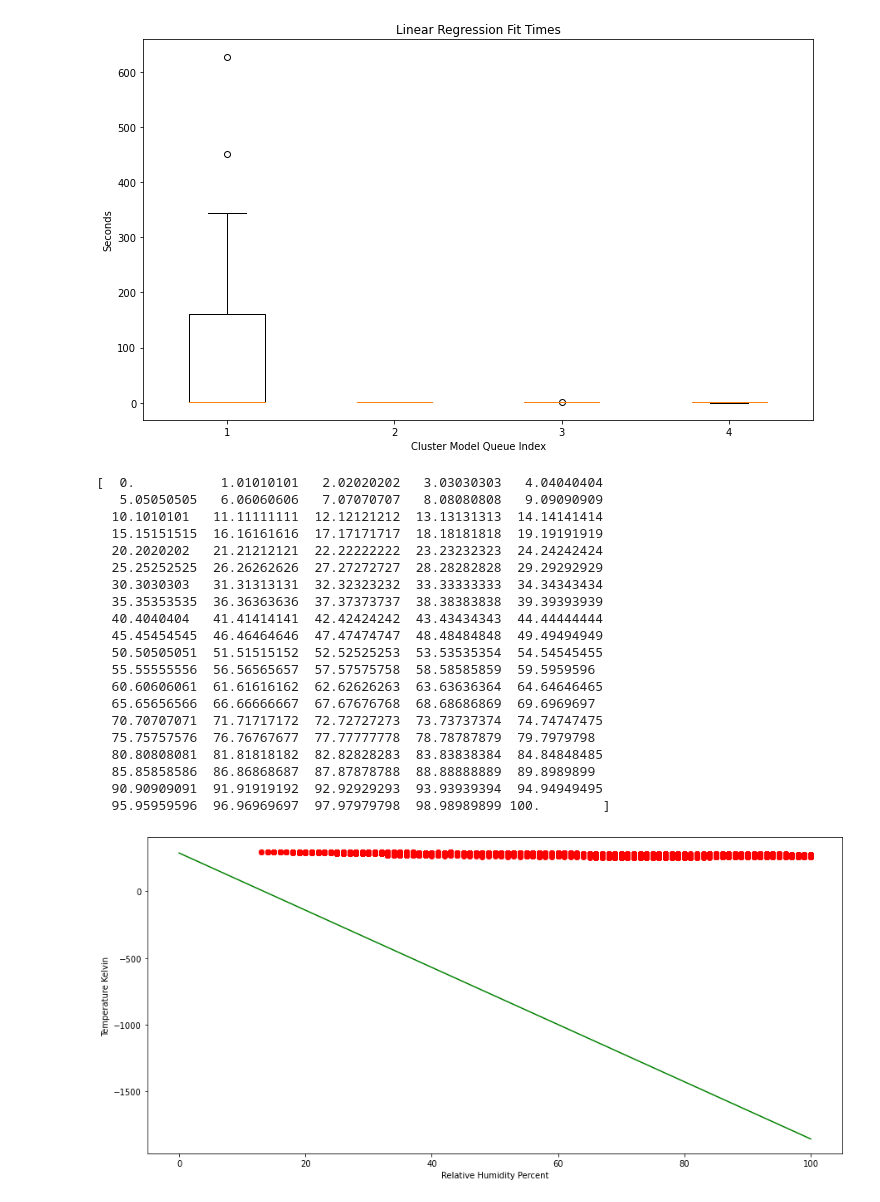
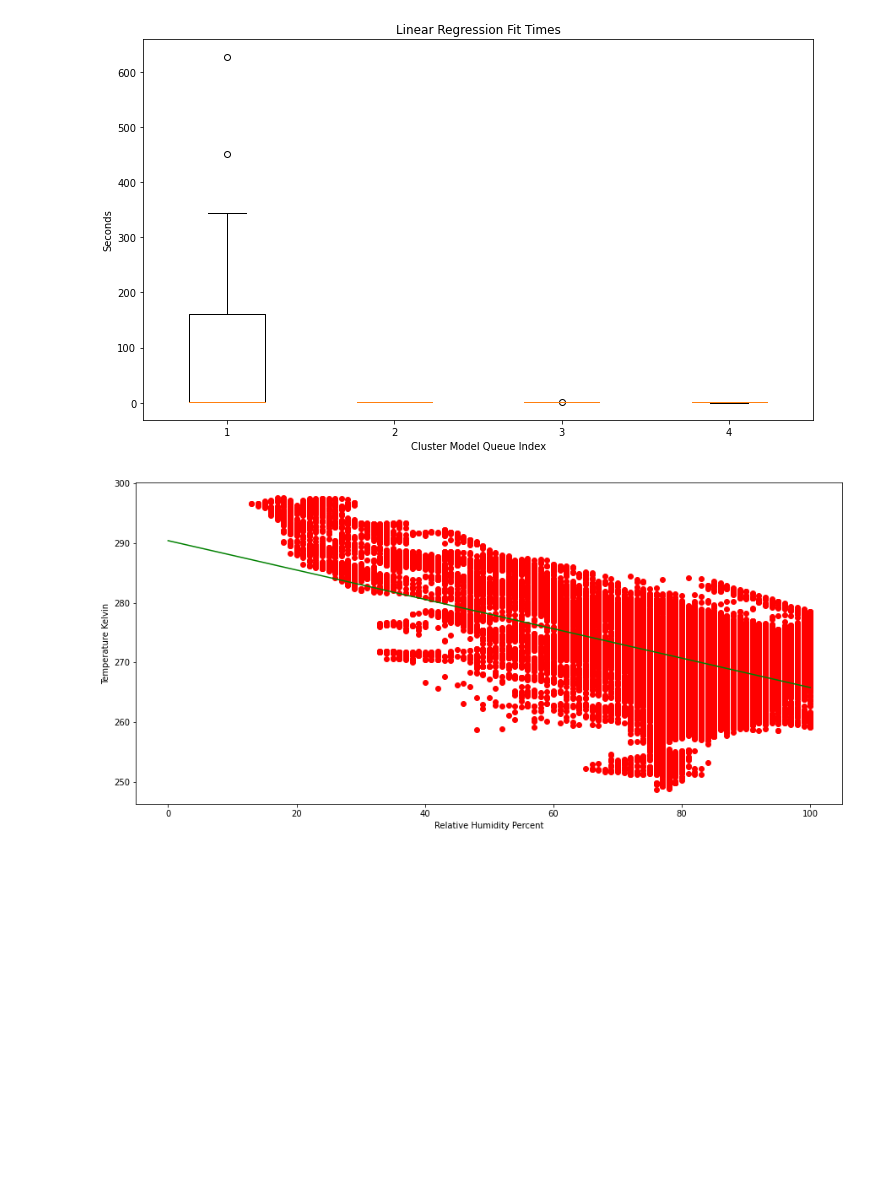
Before and after one commit to menuka94/transfer-learning, a Jupyter notebook: Job_Profiling.ipynb, the cells around one changed output. Drawn from its saved outputs; the diff is of its cells as text; code cells hidden in the pictures; blank space fills up the shorter version.

```diff
--- a/Job_Profiling.ipynb
+++ b/Job_Profiling.ipynb
@@ -270,40 +270,19 @@ plt.show()
 # %%
 import numpy as np
 gis_join_df = pd.read_csv("experiment_data/rows.csv", header=0)
 
 X1 = gis_join_df["relative_humidity_percent"].to_list()
 Y1 = gis_join_df["label"].to_list()
 
 X2 = np.linspace(0, 100, 100)
-Y2 = -21.42472705233258 * X2 + 287.2175
+Y2 = -0.24626123048942514 * X2 + 290.4188
 
-print(X2)
 
 plt.figure(figsize=(15,7))
 plt.plot(X1,Y1, "ro")
 plt.plot(X2,Y2, "g-")
 plt.xlabel("Relative Humidity Percent")
 plt.ylabel("Temperature Kelvin")
 plt.show()
 # %% [output]
-[  0.           1.01010101   2.02020202   3.03030303   4.04040404
-   5.05050505   6.06060606   7.07070707   8.08080808   9.09090909
-  10.1010101   11.11111111  12.12121212  13.13131313  14.14141414
-  15.15151515  16.16161616  17.17171717  18.18181818  19.19191919
-  20.2020202   21.21212121  22.22222222  23.23232323  24.24242424
-  25.25252525  26.26262626  27.27272727  28.28282828  29.29292929
-  30.3030303   31.31313131  32.32323232  33.33333333  34.34343434
-  35.35353535  36.36363636  37.37373737  38.38383838  39.39393939
-  40.4040404   41.41414141  42.42424242  43.43434343  44.44444444
-  45.45454545  46.46464646  47.47474747  48.48484848  49.49494949
-  50.50505051  51.51515152  52.52525253  53.53535354  54.54545455
-  55.55555556  56.56565657  57.57575758  58.58585859  59.5959596
-  60.60606061  61.61616162  62.62626263  63.63636364  64.64646465
-  65.65656566  66.66666667  67.67676768  68.68686869  69.6969697
-  70.70707071  71.71717172  72.72727273  73.73737374  74.74747475
-  75.75757576  76.76767677  77.77777778  78.78787879  79.7979798
-  80.80808081  81.81818182  82.82828283  83.83838384  84.84848485
-  85.85858586  86.86868687  87.87878788  88.88888889  89.8989899
-  90.90909091  91.91919192  92.92929293  93.93939394  94.94949495
-  95.95959596  96.96969697  97.97979798  98.98989899 100.        ]
-[figure, old version]
+[figure, new version]
```
Also changed, not shown: 1 other file.
